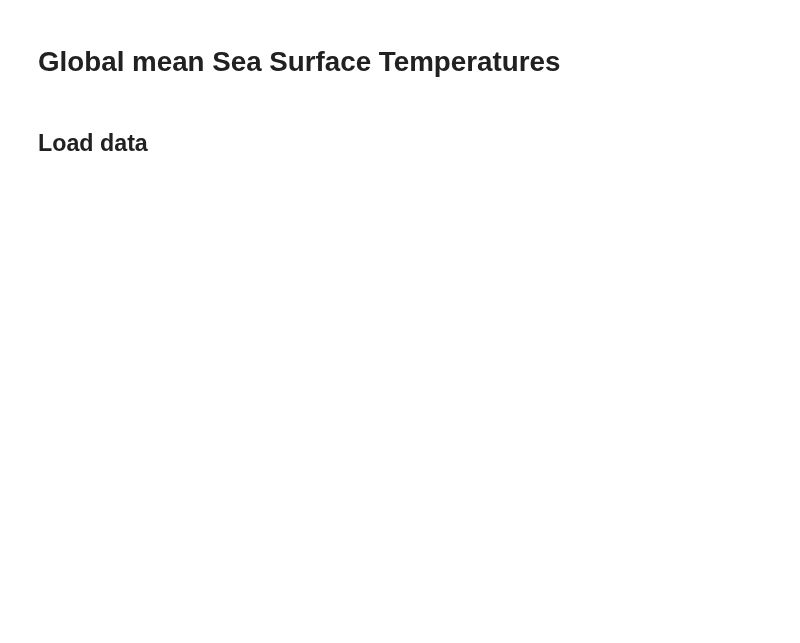
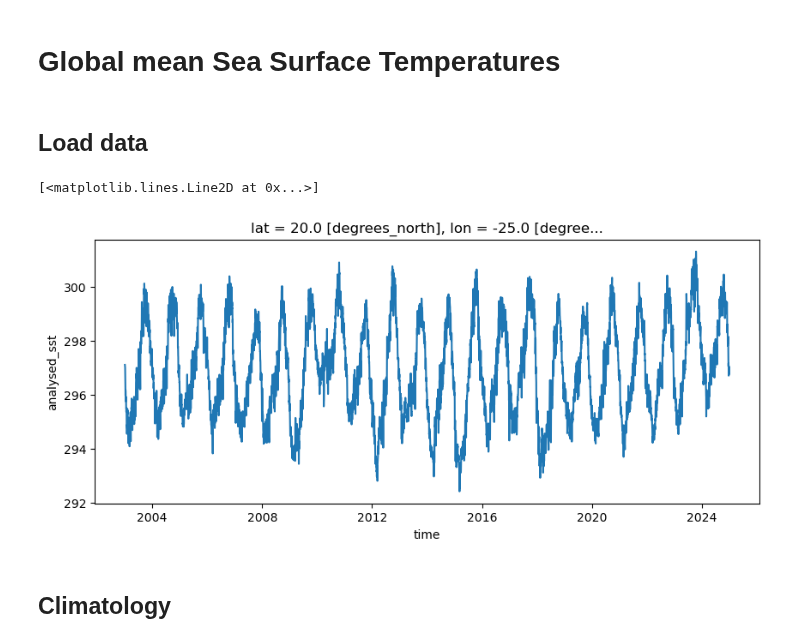
Before and after one commit to PedroVelez/SSTGlobalAnalysis, a Jupyter notebook: analysisDataMUR.ipynb, the cells around one changed output. Cells and saved outputs as stored; diff of their text form; code cells hidden in the pictures; blank space fills up the shorter version.

```diff
--- a/analysisDataMUR.ipynb
+++ b/analysisDataMUR.ipynb
@@ -45,4 +45,11 @@ DS = xr.open_mfdataset(files,combine='nested', concat_dim="time", parallel=True,
                        combine_attrs= "drop", preprocess=drop_coords,
                        autoclose = True, data_vars='minimal', coords="minimal")
 # %%
-ts=DS.analysed_sst.sel(lat=20,lon=-25)
+ts=DS.analysed_sst.sel(lat=20,lon=-25).load()
+# %%
+ts.plot()
+# %% [output]
+[<matplotlib.lines.Line2D at 0x...>]
+[figure, added]
+# %% [markdown]
+## Climatology
```
Also changed, not shown: parts of 4 cells of this notebook.
